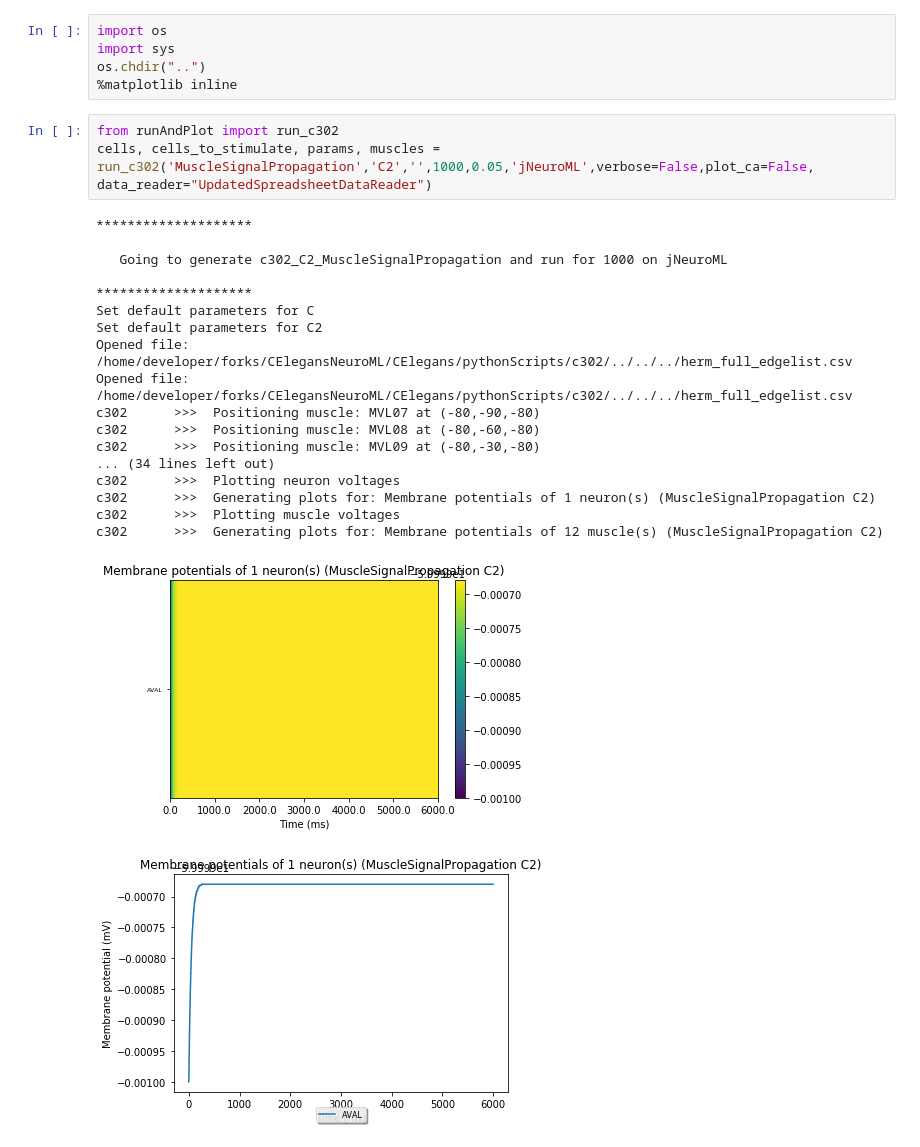
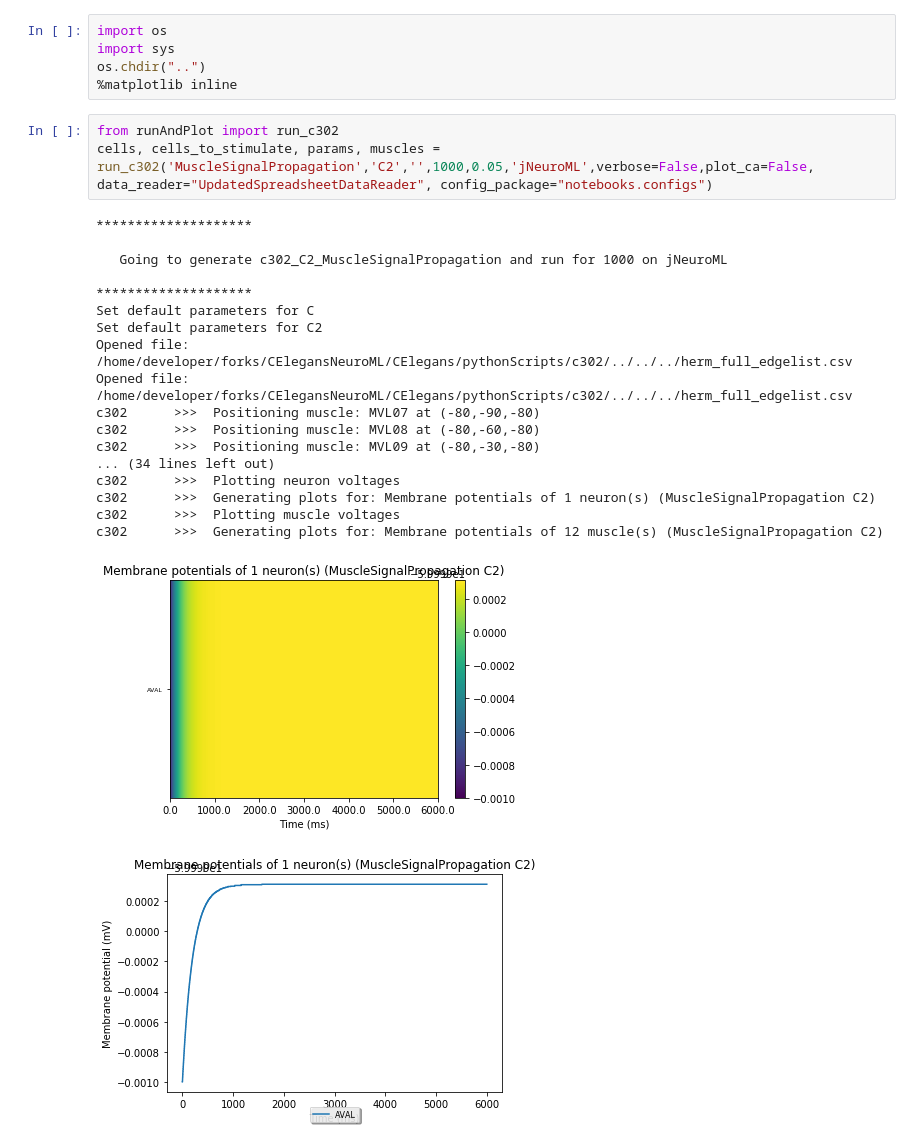
Before and after one commit to openworm/CElegansNeuroML, a Jupyter notebook: CElegans/pythonScripts/c302/notebooks/RunMuscleSignalPropagation.ipynb, the cells around one changed output. Drawn from its saved outputs; the diff is of its cells as text.

```diff
--- a/CElegans/pythonScripts/c302/notebooks/RunMuscleSignalPropagation.ipynb
+++ b/CElegans/pythonScripts/c302/notebooks/RunMuscleSignalPropagation.ipynb
@@ -5,24 +5,24 @@ os.chdir("..")
 %matplotlib inline
 # %%
 from runAndPlot import run_c302
-cells, cells_to_stimulate, params, muscles = run_c302('MuscleSignalPropagation','C2','',1000,0.05,'jNeuroML',verbose=False,plot_ca=False, data_reader="UpdatedSpreadsheetDataReader")
+cells, cells_to_stimulate, params, muscles = run_c302('MuscleSignalPropagation','C2','',1000,0.05,'jNeuroML',verbose=False,plot_ca=False, data_reader="UpdatedSpreadsheetDataReader", config_package="notebooks.configs")
 # %% [output]
 ********************
 
    Going to generate c302_C2_MuscleSignalPropagation and run for 1000 on jNeuroML
 
 ********************
 Set default parameters for C
 Set default parameters for C2
 Opened file: /home/developer/forks/CElegansNeuroML/CElegans/pythonScripts/c302/../../../herm_full_edgelist.csv
 Opened file: /home/developer/forks/CElegansNeuroML/CElegans/pythonScripts/c302/../../../herm_full_edgelist.csv
 c302      >>>  Positioning muscle: MVL07 at (-80,-90,-80)
 c302      >>>  Positioning muscle: MVL08 at (-80,-60,-80)
 c302      >>>  Positioning muscle: MVL09 at (-80,-30,-80)
 ... (34 lines left out)
 c302      >>>  Plotting neuron voltages
 c302      >>>  Generating plots for: Membrane potentials of 1 neuron(s) (MuscleSignalPropagation C2)
 c302      >>>  Plotting muscle voltages
 c302      >>>  Generating plots for: Membrane potentials of 12 muscle(s) (MuscleSignalPropagation C2)
-[figure, old version]
+[figure, new version]
-[figure, old version]
+[figure, new version]
```
Also changed, not shown: parts of 1 cell of this notebook, 10 other files.
